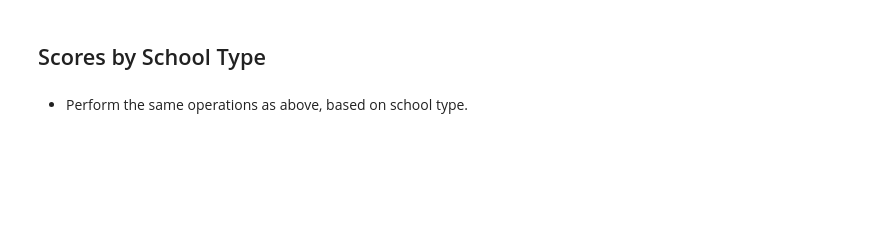
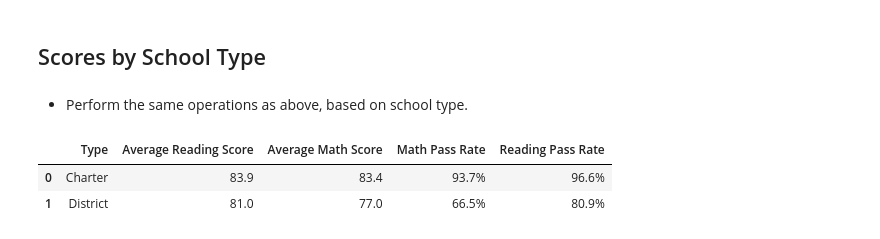
Before and after one commit to ecolborn22/academy_of_py, a Jupyter notebook: PyCitySchools_starter.ipynb, the cells around one changed output. Drawn from its saved outputs; the diff is of its cells as text; code cells hidden in the pictures; blank space fills up the shorter version.

```diff
--- a/PyCitySchools_starter.ipynb
+++ b/PyCitySchools_starter.ipynb
@@ -342,3 +397,29 @@ group_names = ["Small (<1000)", "Medium (1000-2000)", "Large (2000-5000)"]
 ## Scores by School Type
 # %% [markdown]
 * Perform the same operations as above, based on school type.
+# %%
+# Group overall data by school type
+grpby_type = school_data_complete.groupby('type')
+summ_type = grpby_type.mean()
+count_type = grpby_type.count()
+# Find other data for summary table
+pass_math_type = math_pass_df.groupby('type').count()
+pass_read_type = read_pass_df.groupby('type').count()
+summ_type['Math Pass Rate'] = (pass_math_type['Student ID']/count_type['Student ID'])*100
+summ_type['Reading Pass Rate'] = (pass_read_type['Student ID']/count_type['Student ID'])*100
+# Format summary table
+del summ_type['Student ID']
+del summ_type['School ID']
+del summ_type['size']
+del summ_type['budget']
+summ_type.reset_index(inplace=True)
+summ_type = summ_type.rename(columns={'type':'Type','reading_score':'Average Reading Score','math_score':'Average Math Score'})
+summ_type['Average Reading Score'] = summ_type['Average Reading Score'].map('{:.1f}'.format)
+summ_type['Average Math Score'] = summ_type['Average Math Score'].map('{:.1f}'.format)
+summ_type['Math Pass Rate'] = summ_type['Math Pass Rate'].map('{:.1f}%'.format)
+summ_type['Reading Pass Rate'] = summ_type['Reading Pass Rate'].map('{:.1f}%'.format)
+summ_type
+# %% [output]
+|  | Type | Average Reading Score | Average Math Score | Math Pass Rate | Reading Pass Rate |
+| 0 | Charter | 83.9 | 83.4 | 93.7% | 96.6% |
+| 1 | District | 81.0 | 77.0 | 66.5% | 80.9% |
```
Also changed, not shown: parts of 6 cells of this notebook.
